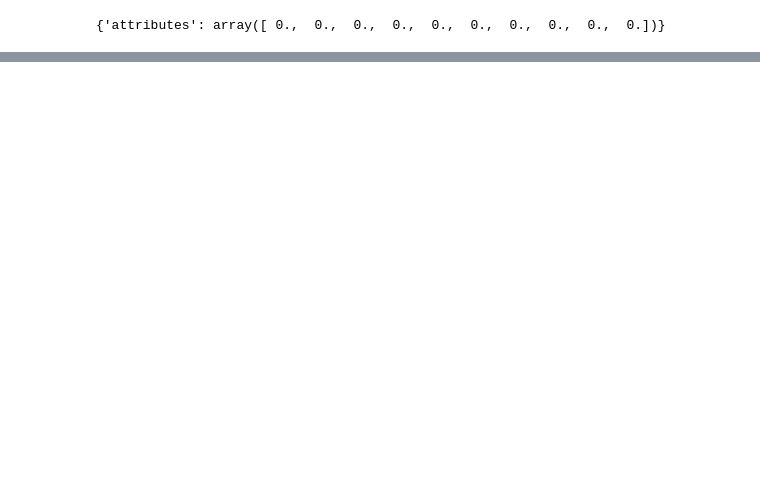
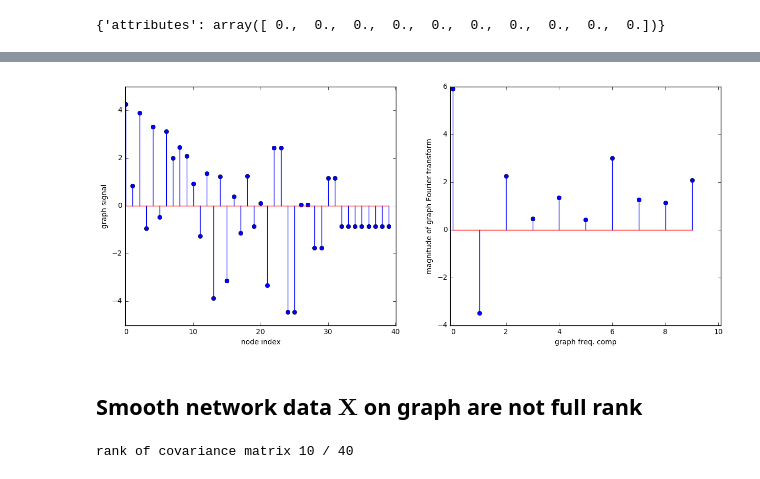
Before and after one commit to TianpeiLuke/LatNet, a Jupyter notebook: src/Exp_01_30_2017v1.ipynb, the cells around one changed output, grey strips where cells are left out. Saved outputs shown, nothing was run; the diff lists cells and outputs as text; code cells hidden in the pictures; blank space fills up the shorter version.

```diff
--- a/src/Exp_01_30_2017v1.ipynb
+++ b/src/Exp_01_30_2017v1.ipynb
@@ -96,0 +108,18 @@ tv
+# %%
+GFx0 = LSN.graph_fourier_transform(X0, show_fig=True, save_fig = savefigure)
+# %% [output]
+[figure, added]
+# %% [markdown]
+##  Smooth network data $\mathbf{X}$ on graph are not full rank
+# %%
+X0_c = X0 - np.mean(X0, axis=0)
+# find the sample covariance matrix
+S0 = np.dot(X0_c, X0_c.T)/X0_c.shape[1]
+Lambda0, Us0 = np.linalg.eigh(S0)
+idx = Lambda0.argsort()[::-1]
+Lambda0 = Lambda0[idx]
+Us0 = Us0[:,idx]
+r = np.linalg.matrix_rank(S0)
+print("rank of covariance matrix " + str(r) + " / " + str(X0.shape[0]) )
+# %% [output]
+rank of covariance matrix 10 / 40
```
Also changed, not shown: parts of 23 cells of this notebook, 2 other files.
